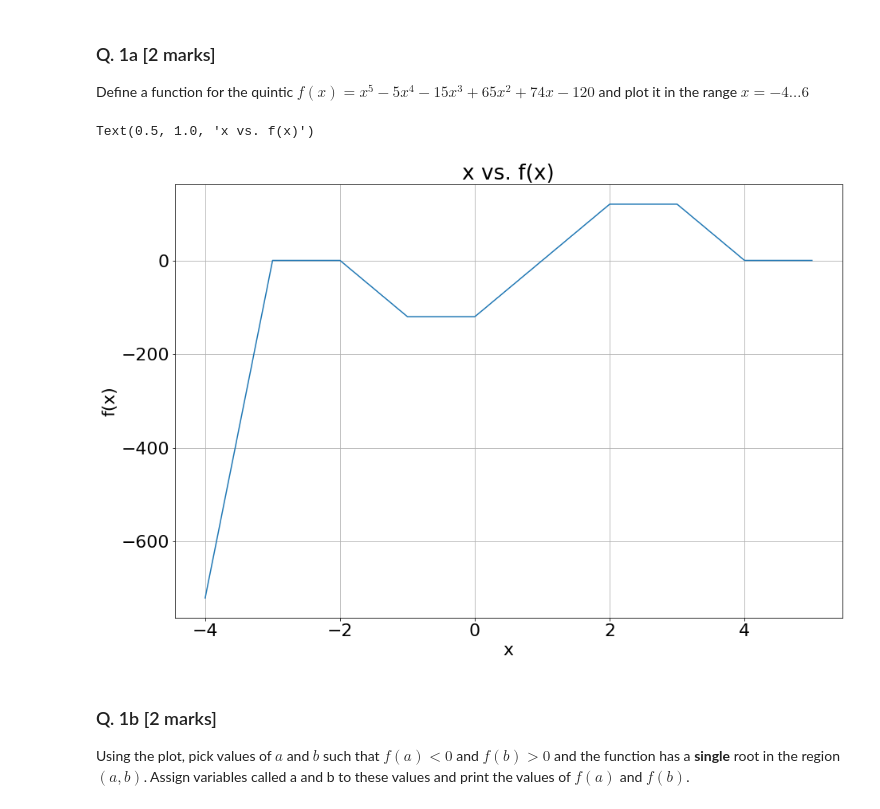
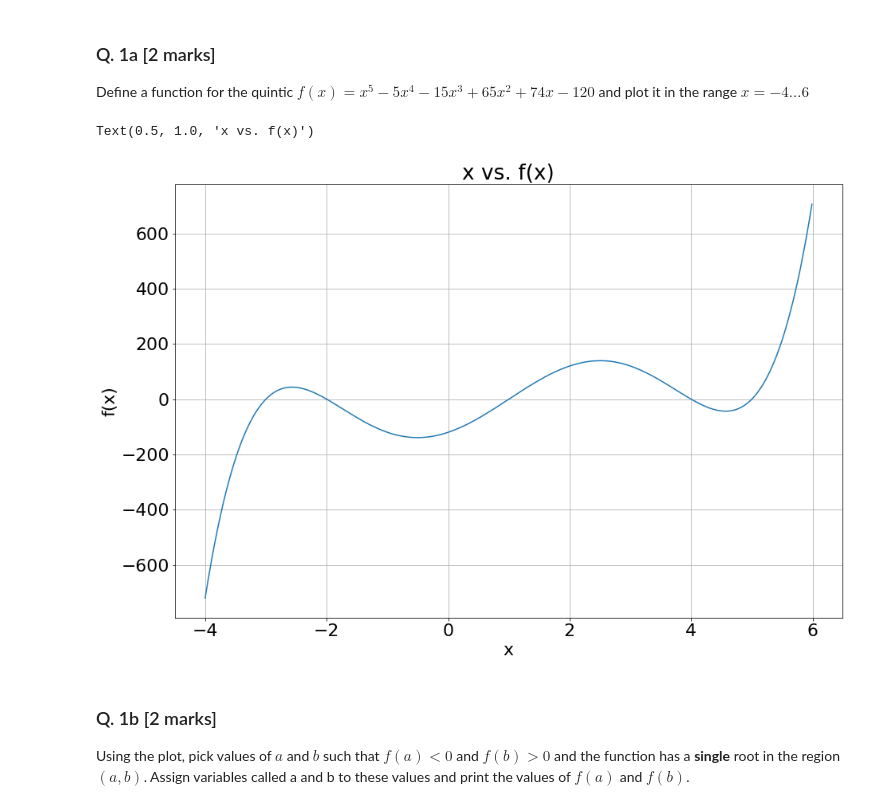
Before and after one commit to Conor-O-Mahony/ACM20030-Assignments, a Jupyter notebook: Assignment 2/Assignment-2.ipynb, the cells around one changed output. Drawn from its saved outputs; the diff is of its cells as text; code cells hidden in the pictures.

```diff
--- a/Assignment 2/Assignment-2.ipynb
+++ b/Assignment 2/Assignment-2.ipynb
@@ -24,17 +24,17 @@ Define a function for the quintic $f(x) = x^5-5 x^4-15 x^3+65 x^2+74 x-120$ and
 # %%
 def quinticf(x):
     return x**5-5*x**4-15*x**3+65*x**2+74*x-120
 
-x=np.arange(-4,6,1)
+x=np.arange(-4,6,0.01)
 
 plt.plot(x,quinticf(x))
 plt.xlabel('x')
 plt.ylabel('f(x)')
 plt.grid()
 plt.title('x vs. f(x)')
 # %% [output]
 Text(0.5, 1.0, 'x vs. f(x)')
-[figure, old version]
+[figure, new version]
 # %% [markdown]
 ### Q. 1b [2 marks]
 Using the plot, pick values of $a$ and $b$ such that $f(a) < 0$ and $f(b) > 0$ and the function has a **single** root in the region $(a,b)$. Assign variables called a and b to these values and print the values of $f(a)$ and $f(b)$.
```
Also changed, not shown: parts of 16 cells of this notebook.
